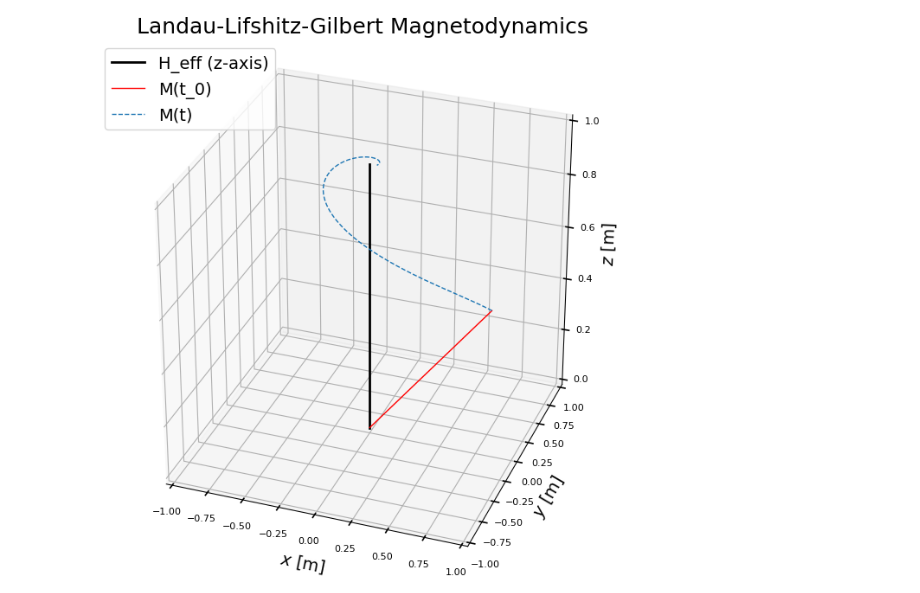
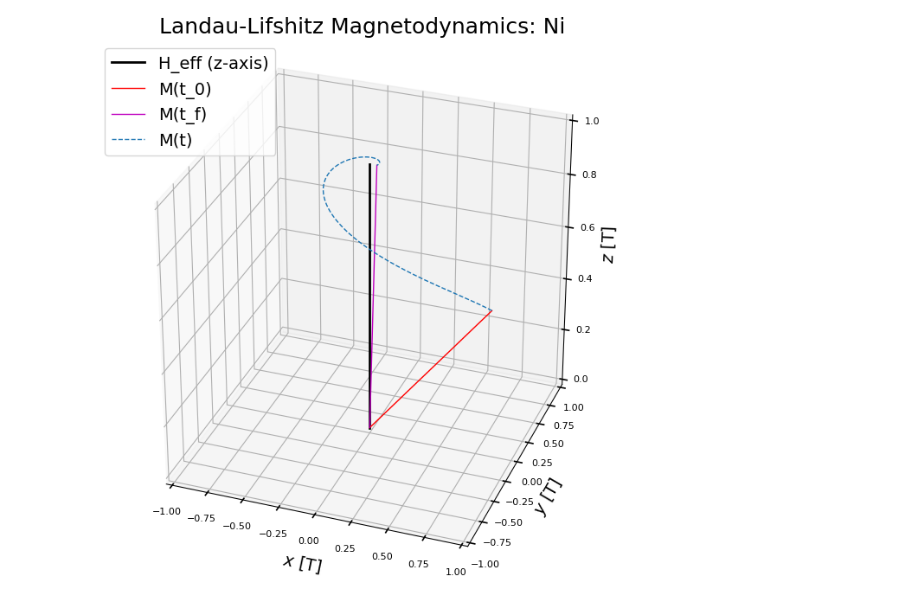
Before and after one commit to Giordanengo1/ProfHurst_PHYS240_Sp23, a Jupyter notebook: Final Project Gianni Giordanengo.ipynb, the cells around one changed output. Saved outputs shown, nothing was run; the diff lists cells and outputs as text; code cells hidden in the pictures.

```diff
--- a/Final Project Gianni Giordanengo.ipynb
+++ b/Final Project Gianni Giordanengo.ipynb
@@ -131,35 +160,41 @@ The resonant frequency of this system is: 0.5 Hz.
 # %%
 from mpl_toolkits import mplot3d
 
 # Initial Mag Vector Position
 initx = np.array([0, xplot[0]])
 inity = np.array([0, yplot[0]])
 initz = np.array([0, zplot[0]])
 
+# Final Mag Vector Position
+finx = np.array([0, xplot[-1]])
+finy = np.array([0, yplot[-1]])
+finz = np.array([0, zplot[-1]])
+
 # H_eff / z-axis
 axx = np.array([0, 0])
 axy = np.array([0, 0])
-axz = np.array([0, 1])
+axz = np.array([0, M_mag])
 
 #3D plot of M(t)
 fig1 = plt.figure(figsize=(8,8))
 ax1 = plt.axes(projection='3d')
 ax1.set_box_aspect((1,1,1))
 ax1.plot3D(axx, axy, axz, c='k', lw=2, label='H_eff (z-axis)')
 ax1.plot3D(initx, inity, initz, c='r', label='M(t_0)')
+ax1.plot3D(finx, finy, finz, c='m', label='M(t_f)')
 ax1.plot3D(xplot, yplot, zplot, ls='--', label='M(t)')
 ax1.view_init(30,-70) # tilt, rotate angles
-ax1.set_xlabel('$x$ [m]')
-ax1.set_ylabel('$y$ [m]')
-ax1.set_zlabel('$z$ [m]')
-ax1.set_xlim(-1,1)
-ax1.set_ylim(-1,1)
-ax1.set_zlim(0,1)
-ax1.set_title('Landau-Lifshitz-Gilbert Magnetodynamics')
+ax1.set_xlabel('$x$ [T]')
+ax1.set_ylabel('$y$ [T]')
+ax1.set_zlabel('$z$ [T]')
+ax1.set_xlim(-M_mag,M_mag)
+ax1.set_ylim(-M_mag,M_mag)
+ax1.set_zlim(0,M_mag)
+ax1.set_title('Landau-Lifshitz Magnetodynamics: Ni')
 ax1.tick_params('both', length=10, width=1.2, which='major',labelsize=8)
 ax1.legend(loc='upper left')
 
 plt.show()
 # %% [output]
-[figure, old version]
+[figure, new version]
 # %%
```
Also changed, not shown: parts of 3 cells of this notebook, 1 other file.
